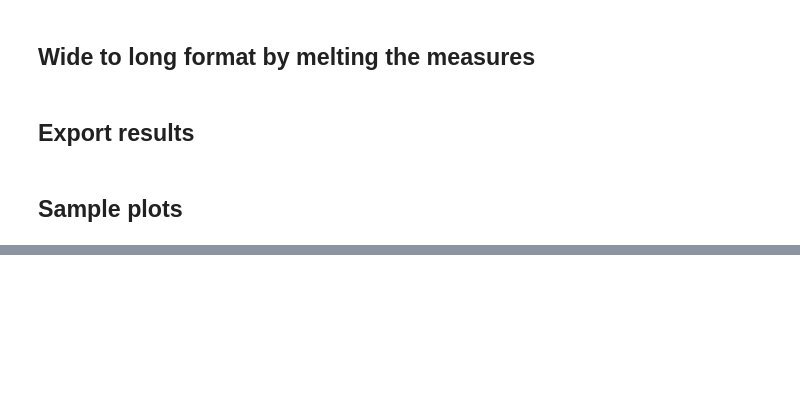
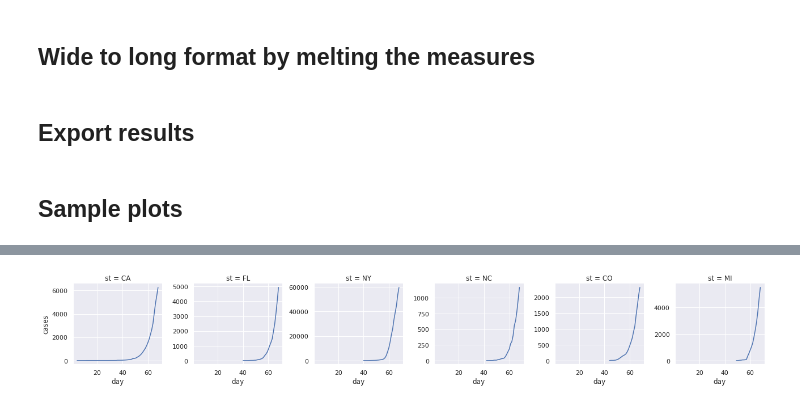
Before and after one commit to misken/c19, a Jupyter notebook: get_c19_data_nytimes.ipynb, the cells around one changed output, grey strips where cells are left out. Cells and saved outputs as stored; diff of their text form; code cells hidden in the pictures; blank space fills up the shorter version.

```diff
--- a/get_c19_data_nytimes.ipynb
+++ b/get_c19_data_nytimes.ipynb
@@ -170,0 +176,8 @@ g = g.map(plt.plot, "day", "cases")
+# %%
+some_states = ['MI', 'NY', 'NC', 'FL', 'CA', 'CO']
+some_states_df = NYT_states_df.loc[NYT_states_df['st'].isin(some_states)]
+# %%
+g = sns.FacetGrid(some_states_df, col="st", sharey=False)
+g = g.map(plt.plot, "day", "cases")
+# %% [output]
+[figure, added]
```
Also changed, not shown: parts of 6 cells of this notebook, 11 other files.
